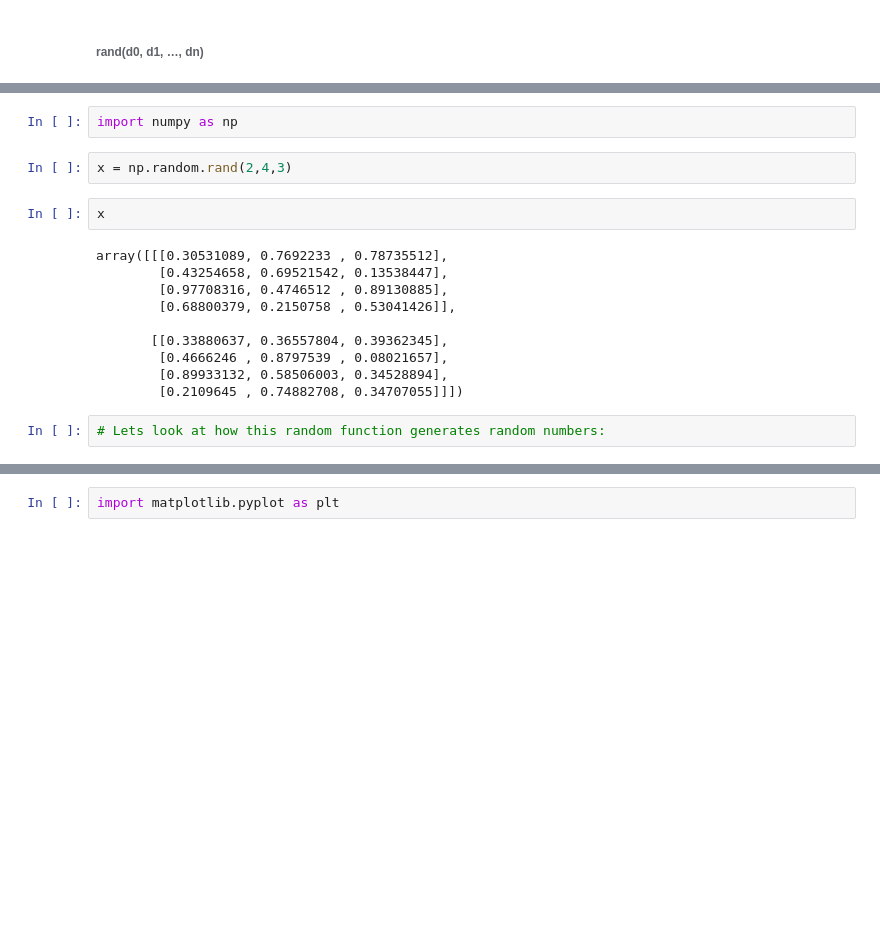
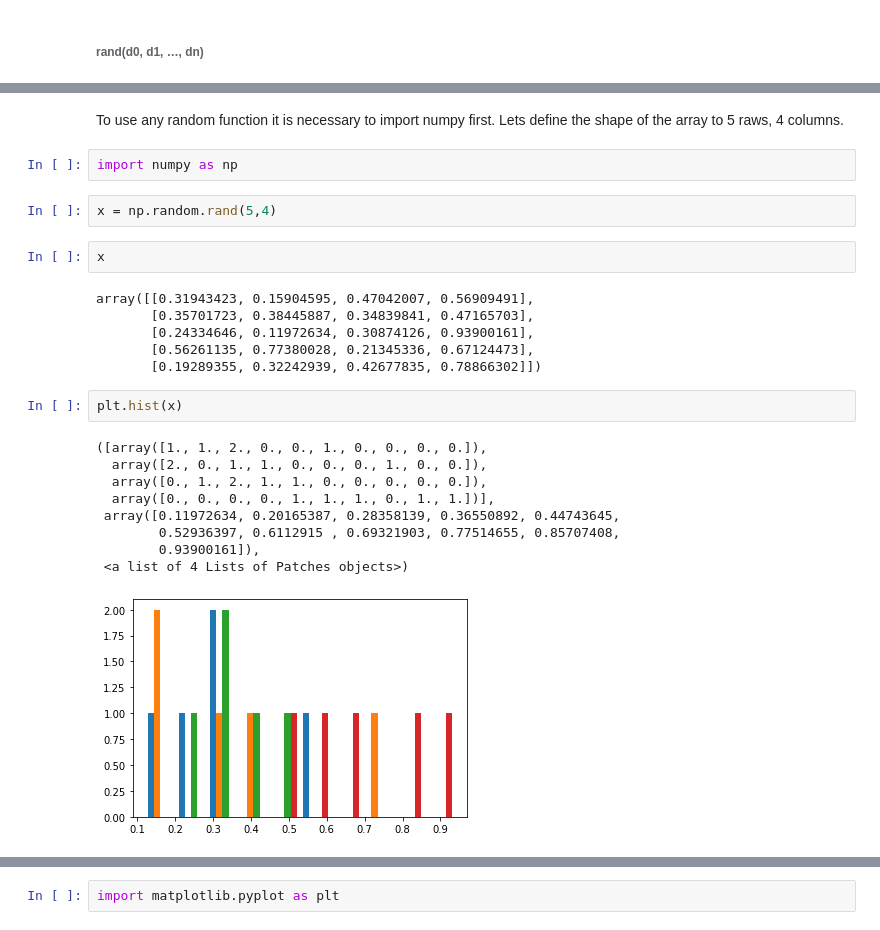
Before and after one commit to KatarzynaConnell/Numpy.random_assignment, a Jupyter notebook: numpy.random.ipynb, the cells around one changed output, grey strips where cells are left out. Cells and saved outputs as stored; diff of their text form; blank space fills up the shorter version.

```diff
--- a/numpy.random.ipynb
+++ b/numpy.random.ipynb
@@ -37,18 +44,27 @@ Lets define the shape of the array to 2 raws, 4 columns and 3 numbers in depth.
+# %% [markdown]
+To use any random function it is necessary to import numpy first.
+Lets define the shape of the array to 5 raws, 4 columns.
 # %%
 import numpy as np
 # %%
-x = np.random.rand(2,4,3)
+x = np.random.rand(5,4)
 # %%
 x
 # %% [output]
-array([[[0.30531089, 0.7692233 , 0.78735512],
-        [0.43254658, 0.69521542, 0.13538447],
-        [0.97708316, 0.4746512 , 0.89130885],
-        [0.68800379, 0.2150758 , 0.53041426]],
-
-       [[0.33880637, 0.36557804, 0.39362345],
-        [0.4666246 , 0.8797539 , 0.08021657],
-        [0.89933132, 0.58506003, 0.34528894],
-        [0.2109645 , 0.74882708, 0.34707055]]])
+array([[0.31943423, 0.15904595, 0.47042007, 0.56909491],
+       [0.35701723, 0.38445887, 0.34839841, 0.47165703],
+       [0.24334646, 0.11972634, 0.30874126, 0.93900161],
+       [0.56261135, 0.77380028, 0.21345336, 0.67124473],
+       [0.19289355, 0.32242939, 0.42677835, 0.78866302]])
-# %%
-# Lets look at how this random function generates random numbers:
+# %%
+plt.hist(x)
+# %% [output]
+([array([1., 1., 2., 0., 0., 1., 0., 0., 0., 0.]),
+  array([2., 0., 1., 1., 0., 0., 0., 1., 0., 0.]),
+  array([0., 1., 2., 1., 1., 0., 0., 0., 0., 0.]),
+  array([0., 0., 0., 0., 1., 1., 1., 0., 1., 1.])],
+ array([0.11972634, 0.20165387, 0.28358139, 0.36550892, 0.44743645,
+        0.52936397, 0.6112915 , 0.69321903, 0.77514655, 0.85707408,
+        0.93900161]),
+ <a list of 4 Lists of Patches objects>)
+[figure, added]
```
Also changed, not shown: parts of 16 cells of this notebook.
